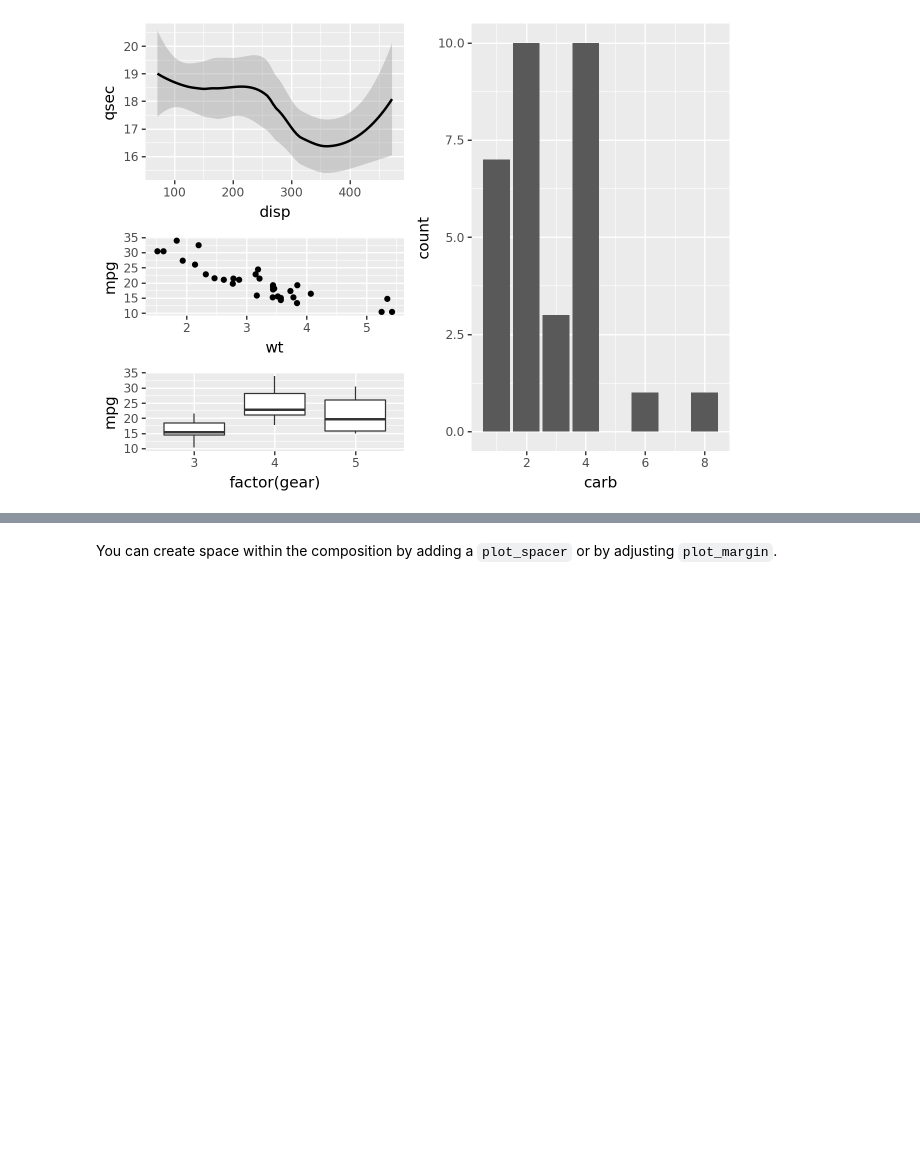
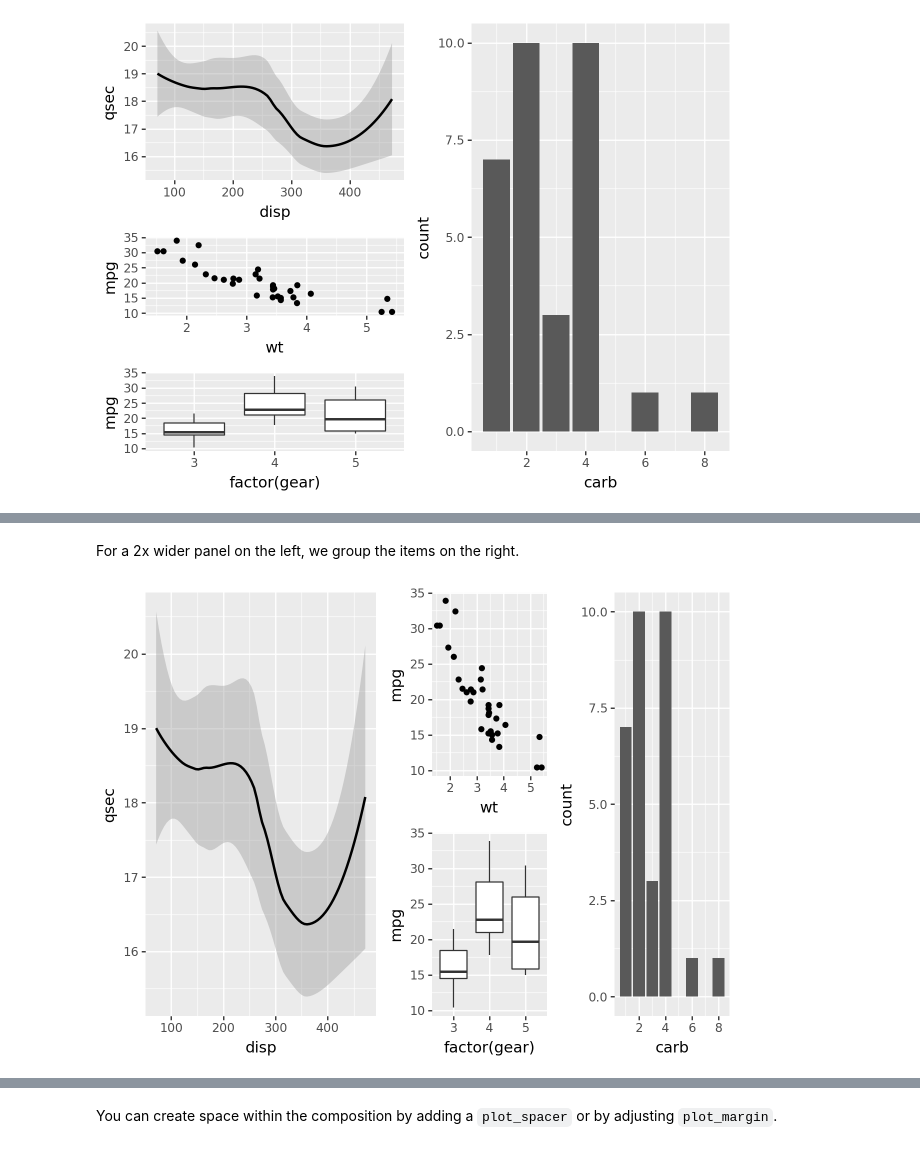
Before and after one commit to has2k1/plotnine-examples, a Jupyter notebook: plotnine_examples/examples/Compose.ipynb, the cells around one changed output, grey strips where cells are left out. Cells and saved outputs as stored; diff of their text form; code cells hidden in the pictures; blank space fills up the shorter version.

```diff
--- a/plotnine_examples/examples/Arrange.ipynb
+++ b/plotnine_examples/examples/Compose.ipynb
@@ -55,0 +56,6 @@ The _panel_ in `p1` has the same height as the _panels_ of `p2` and `p3` combine
+# %% [markdown]
+For a 2x wider panel on the left, we group the items on the right.
+# %%
+p1 | ((p2 / p3) | p4)
+# %% [output]
+[figure, added]
```
Also changed, not shown: parts of 31 cells of this notebook.
